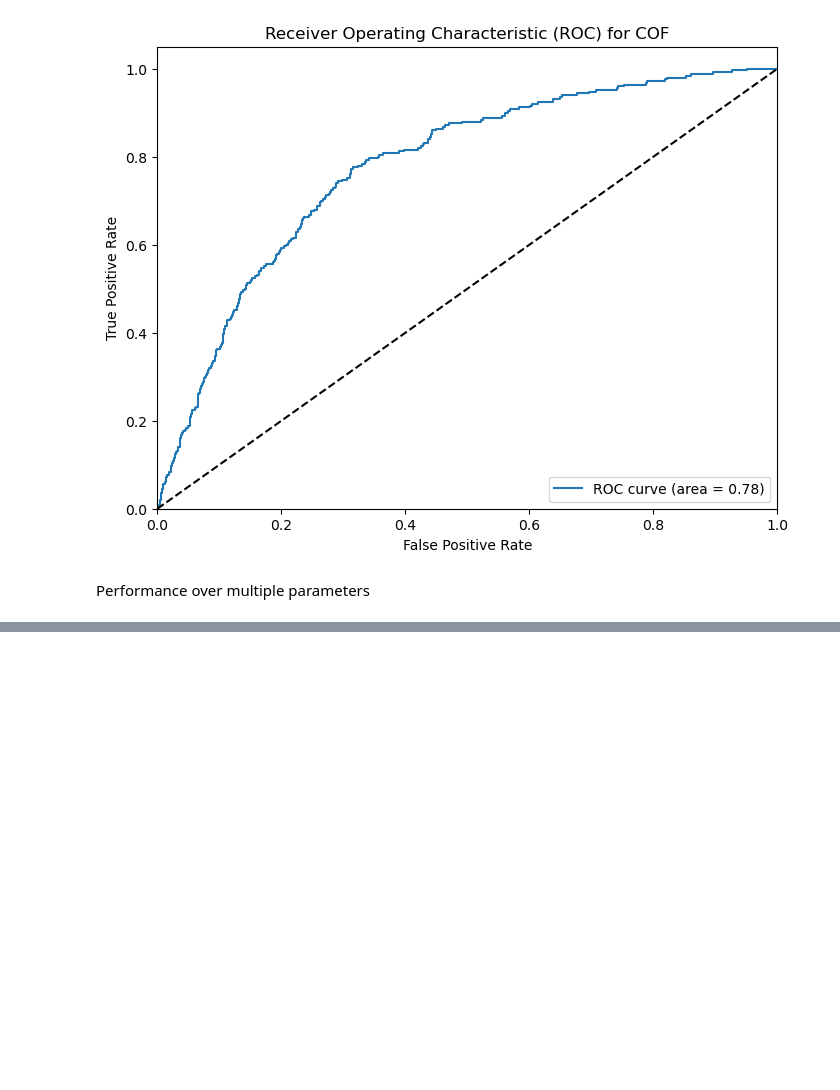
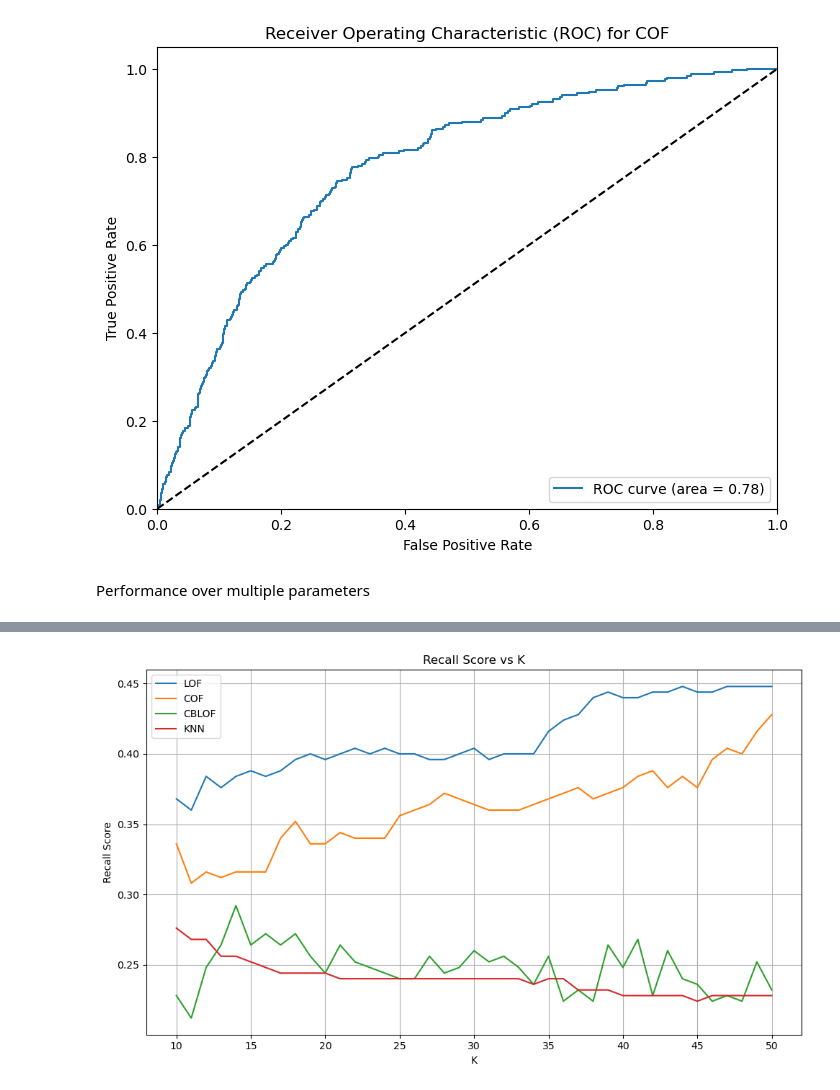
Before and after one commit to PuravJP/Comparative-Evaluation-of-Anomaly-Detection-Algorithms, a Jupyter notebook: Proximity-Based/annthyroid-prox.ipynb, the cells around one changed output, grey strips where cells are left out. Saved outputs shown, nothing was run; the diff lists cells and outputs as text; code cells hidden in the pictures; blank space fills up the shorter version.

```diff
--- a/Proximity-Based/annthyroid-prox.ipynb
+++ b/Proximity-Based/annthyroid-prox.ipynb
@@ -376,0 +458,25 @@ plt.show()
+# %%
+plt.figure(figsize=(10, 6))
+
+# Plot LOF AUC
+plt.plot(n_neighbors_list, recall_scores_lof, label='LOF')
+
+plt.plot(n_neighbors_list, recall_scores_cof, label='COF')
+# Plot CBLOF AUC
+plt.plot(n_neighbors_list, recall_scores_cblof, label='CBLOF')
+
+plt.plot(n_neighbors_list, recall_scores_knn, label='KNN')
+
+
+# Add labels and title
+plt.xlabel('K')
+plt.ylabel('Recall Score')
+plt.title('Recall Score vs K')
+plt.legend()
+
+# Show plot
+plt.grid(True)
+plt.tight_layout()
+plt.show()
+# %% [output]
+[figure, added]
```
Also changed, not shown: parts of 13 cells of this notebook, 2 other files.
